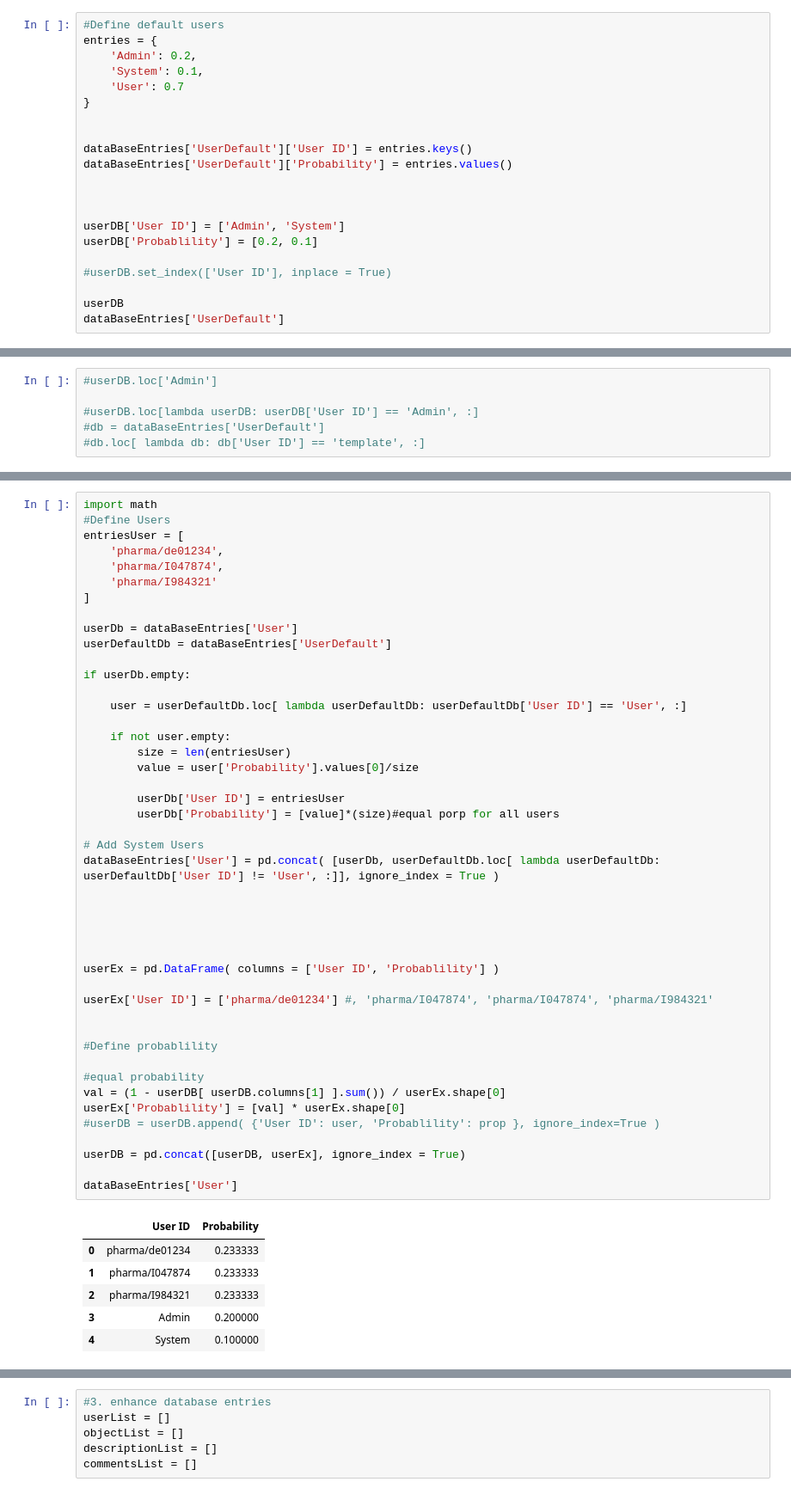
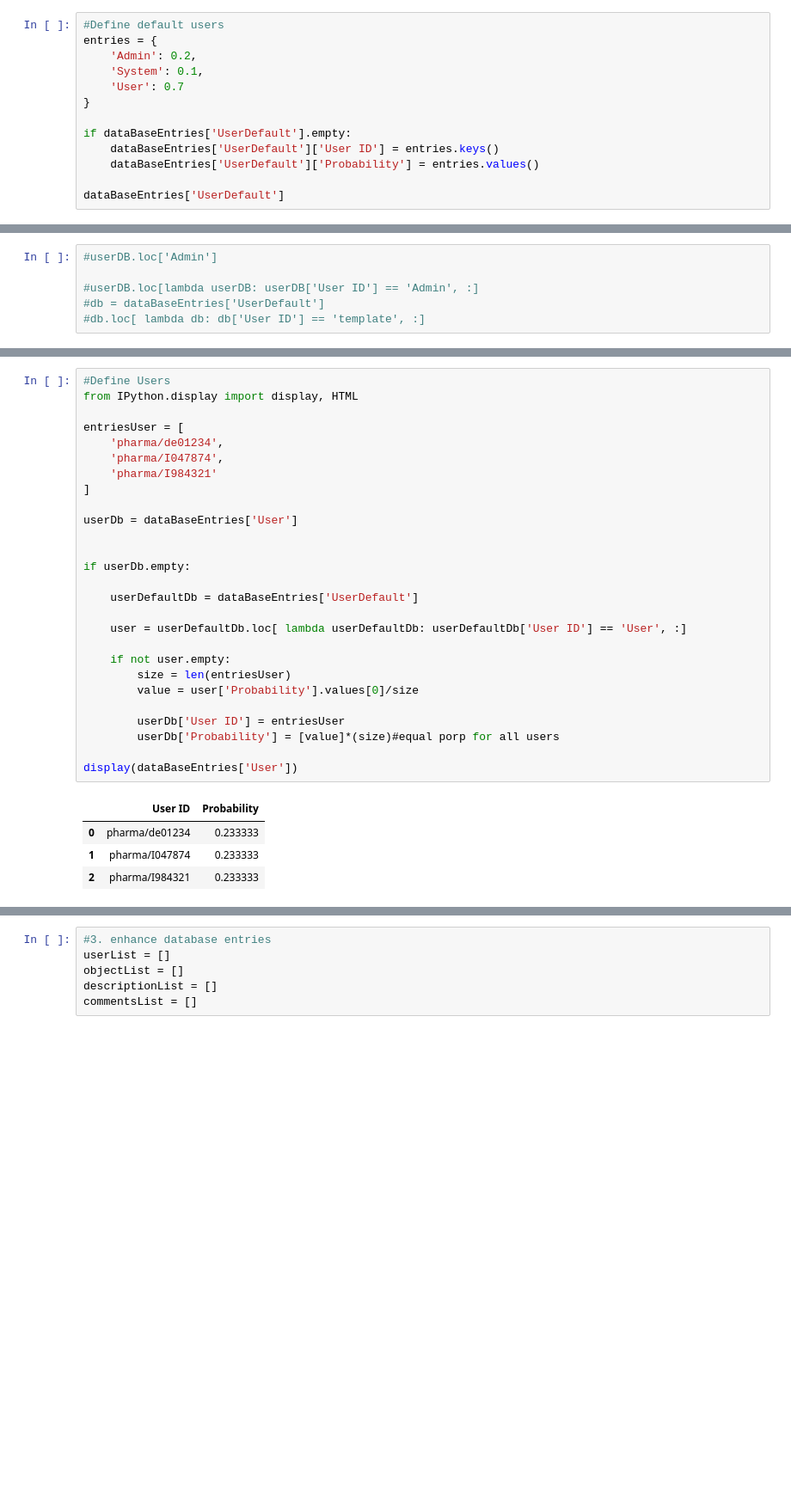
Before and after one commit to JsonFort/AtFileGenerator, a Jupyter notebook: AtFileGenerator.ipynb, the cells around one changed output, grey strips where cells are left out. Shown at 86% size. Drawn from its saved outputs; the diff is of its cells as text; blank space fills up the shorter version.

```diff
--- a/AtFileGenerator.ipynb
+++ b/AtFileGenerator.ipynb
@@ -40,18 +32,10 @@ entries = {
     'User': 0.7
 }
 
+if dataBaseEntries['UserDefault'].empty:
+    dataBaseEntries['UserDefault']['User ID'] = entries.keys()
+    dataBaseEntries['UserDefault']['Probability'] = entries.values()
 
-dataBaseEntries['UserDefault']['User ID'] = entries.keys()
-dataBaseEntries['UserDefault']['Probability'] = entries.values()
-
-
-
-userDB['User ID'] = ['Admin', 'System']
-userDB['Probablility'] = [0.2, 0.1]
-
-#userDB.set_index(['User ID'], inplace = True)
-
-userDB
 dataBaseEntries['UserDefault']
 # %% [output]
 |  | User ID | Probability |
@@ -69,52 +54,32 @@ dataBaseEntries['UserDefault']
 # %%
-import math
 #Define Users
+from IPython.display import display, HTML
+
 entriesUser = [
     'pharma/de01234',
     'pharma/I047874',
     'pharma/I984321'
 ]
 
 userDb = dataBaseEntries['User']
-userDefaultDb = dataBaseEntries['UserDefault']
+
 
 if userDb.empty:
+
+    userDefaultDb = dataBaseEntries['UserDefault']
 
     user = userDefaultDb.loc[ lambda userDefaultDb: userDefaultDb['User ID'] == 'User', :]
 
     if not user.empty:
         size = len(entriesUser)
         value = user['Probability'].values[0]/size
 
         userDb['User ID'] = entriesUser
         userDb['Probability'] = [value]*(size)#equal porp for all users
 
-# Add System Users
-dataBaseEntries['User'] = pd.concat( [userDb, userDefaultDb.loc[ lambda userDefaultDb: userDefaultDb['User ID'] != 'User', :]], ignore_index = True )
-
-
-
-
-
-userEx = pd.DataFrame( columns = ['User ID', 'Probablility'] )
-
-userEx['User ID'] = ['pharma/de01234'] #, 'pharma/I047874', 'pharma/I047874', 'pharma/I984321'
-
-
-#Define probablility
-
-#equal probability
-val = (1 - userDB[ userDB.columns[1] ].sum()) / userEx.shape[0]
-userEx['Probablility'] = [val] * userEx.shape[0]
-#userDB = userDB.append( {'User ID': user, 'Probablility': prop }, ignore_index=True )
-
-userDB = pd.concat([userDB, userEx], ignore_index = True)
-
-dataBaseEntries['User']
+display(dataBaseEntries['User'])
 # %% [output]
 |  | User ID | Probability |
 | 0 | pharma/de01234 | 0.233333 |
 | 1 | pharma/I047874 | 0.233333 |
 | 2 | pharma/I984321 | 0.233333 |
-| 3 | Admin | 0.200000 |
-| 4 | System | 0.100000 |
```
Also changed, not shown: parts of 28 cells of this notebook.
